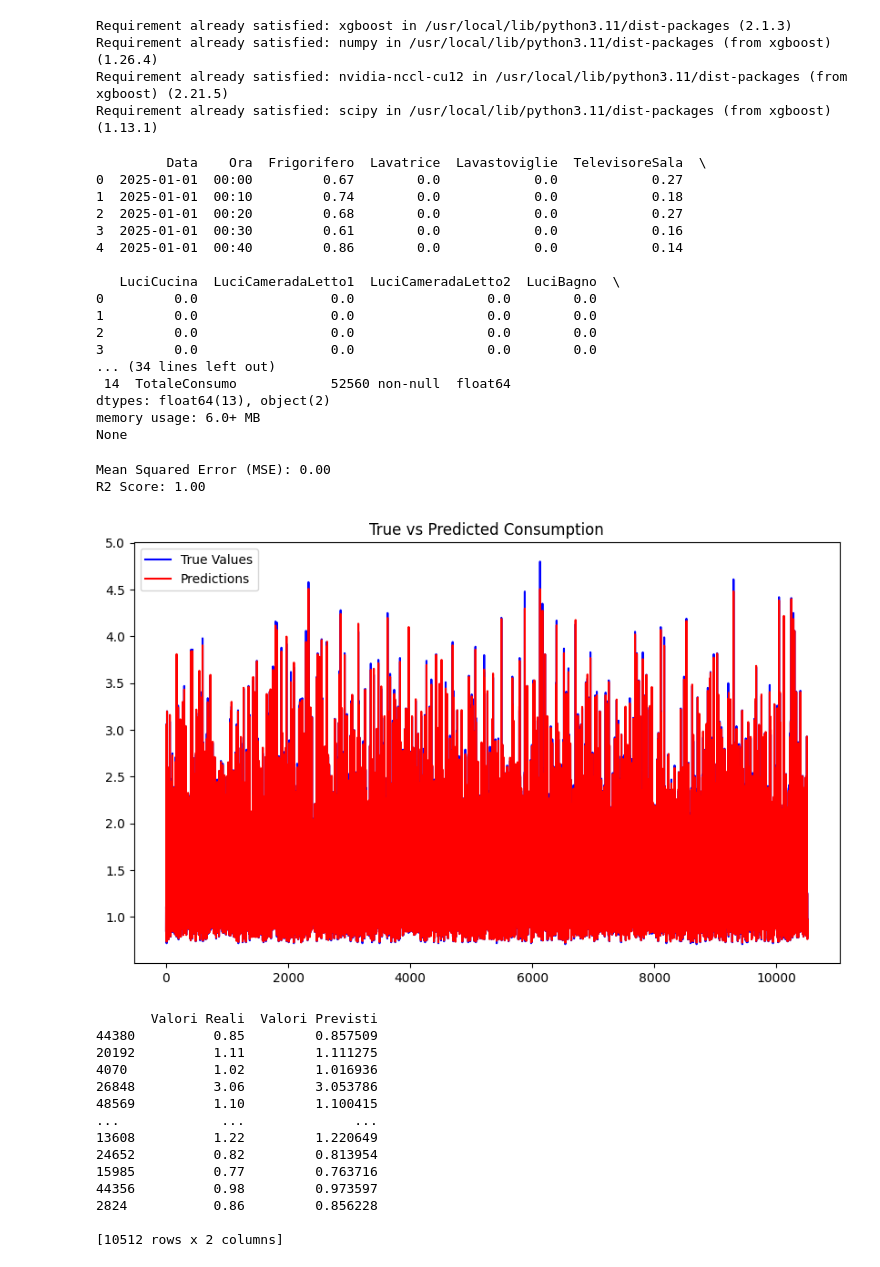
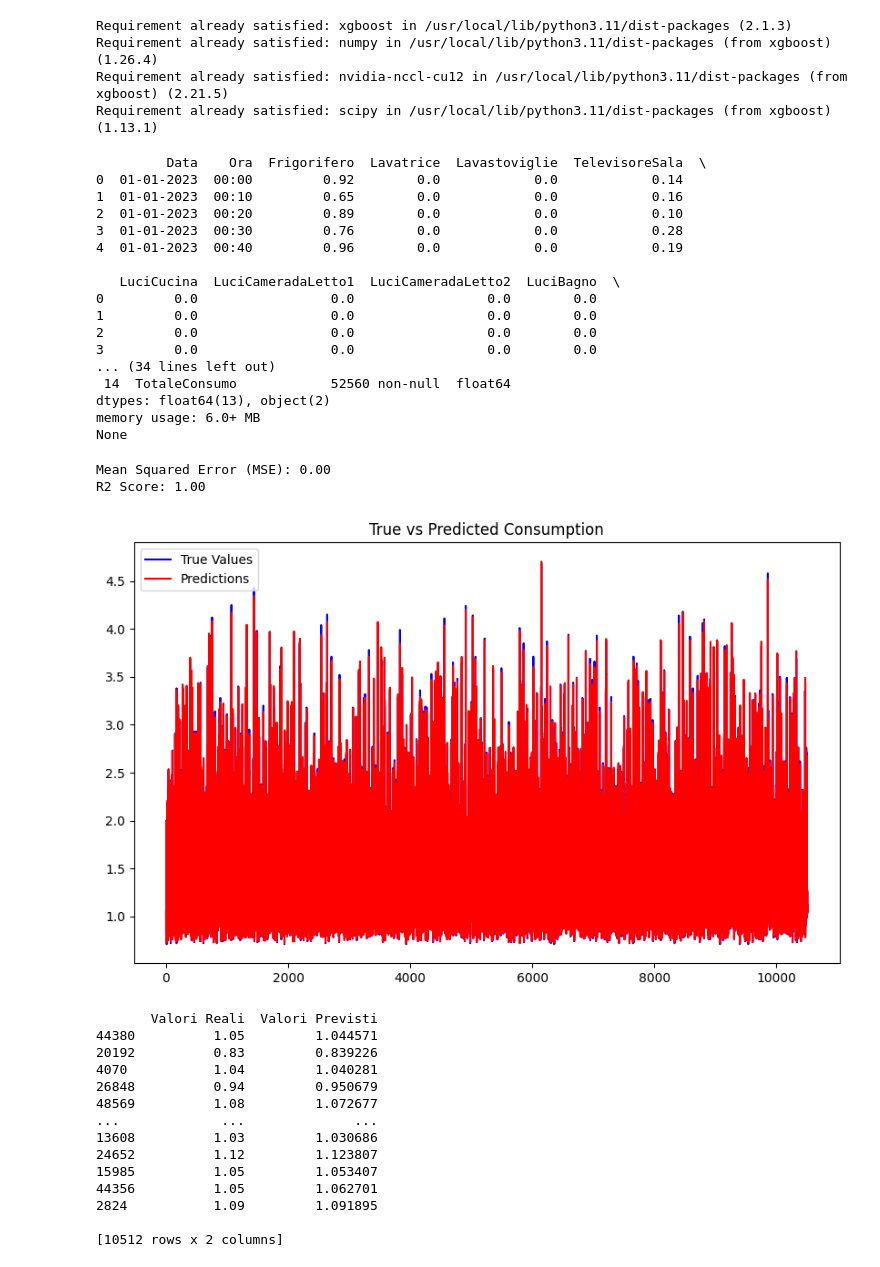
Before and after one commit to scapolingua/Deep-Learning, a Jupyter notebook: Xgbost_su_ConsumiElettrodomestici.ipynb, the cells around one changed output. Drawn from its saved outputs; the diff is of its cells as text; code cells hidden in the pictures.

```diff
--- a/Xgbost_su_ConsumiElettrodomestici.ipynb
+++ b/Xgbost_su_ConsumiElettrodomestici.ipynb
@@ -16,8 +16,8 @@ import matplotlib.pyplot as plt
 import joblib # Import joblib for saving and loading the model
 
 # 1. Caricamento del file CSV
-file_path = "consumi_elettrodomestici.csv"
-df = pd.read_csv(file_path)
+file_path = "consumi_elettrodomestici_2023.csv"
+df = pd.read_csv(file_path,sep=';')
 
 # 2. Esplorazione iniziale dei dati
 print(df.head())
@@ -26,7 +26,7 @@ print(df.info())
 # 3. Pre-elaborazione dei dati
 # Convertiamo il timestamp in datetime e aggiungiamo feature temporali
 
-df['Data'] = pd.to_datetime(df['Data'])
+df['Data'] = pd.to_datetime(df['Data'], format='%d-%m-%Y')
 df['Ora'] =  pd.to_datetime(df['Ora'])
 
 # Extract temporal features and assign them to new columns
@@ -84,51 +84,51 @@ plt.show()
 comparison_df = pd.DataFrame({'Valori Reali': y_test, 'Valori Previsti': y_pred})
 
 # Display the comparison table
 print(comparison_df)
 
 
 # --- Example of loading and using the saved model ---
 # Load the saved model
-loaded_model = joblib.load('xgboost_model.pkl')
+#loaded_model = joblib.load('xgboost_model.pkl')
 
 # Prepare new data for prediction (make sure it has the same features as the training data)
 # new_data = pd.DataFrame(...) # Create a DataFrame with the new data
 
 # Make predictions using the loaded model
 # new_predictions = loaded_model.predict(new_data)
 # print(new_predictions)
 # %% [output]
          Data    Ora  Frigorifero  Lavatrice  Lavastoviglie  TelevisoreSala  \
-0  2025-01-01  00:00         0.67        0.0            0.0            0.27
-1  2025-01-01  00:10         0.74        0.0            0.0            0.18
-2  2025-01-01  00:20         0.68        0.0            0.0            0.27
-3  2025-01-01  00:30         0.61        0.0            0.0            0.16
-4  2025-01-01  00:40         0.86        0.0            0.0            0.14
+0  01-01-2023  00:00         0.92        0.0            0.0            0.14
+1  01-01-2023  00:10         0.65        0.0            0.0            0.16
+2  01-01-2023  00:20         0.89        0.0            0.0            0.10
+3  01-01-2023  00:30         0.76        0.0            0.0            0.28
+4  01-01-2023  00:40         0.96        0.0            0.0            0.19
 
    LuciCucina  LuciCameradaLetto1  LuciCameradaLetto2  LuciBagno  \
 0         0.0                 0.0                 0.0        0.0
 1         0.0                 0.0                 0.0        0.0
 2         0.0                 0.0                 0.0        0.0
 3         0.0                 0.0                 0.0        0.0
 ... (34 lines left out)
  14  TotaleConsumo            52560 non-null  float64
 dtypes: float64(13), object(2)
 memory usage: 6.0+ MB
 None
 Mean Squared Error (MSE): 0.00
 R2 Score: 1.00
-[figure, old version]
+[figure, new version]
        Valori Reali  Valori Previsti
-44380          0.85         0.857509
-20192          1.11         1.111275
-4070           1.02         1.016936
-26848          3.06         3.053786
-48569          1.10         1.100415
+44380          1.05         1.044571
+20192          0.83         0.839226
+4070           1.04         1.040281
+26848          0.94         0.950679
+48569          1.08         1.072677
 ...             ...              ...
-13608          1.22         1.220649
-24652          0.82         0.813954
-15985          0.77         0.763716
-44356          0.98         0.973597
-2824           0.86         0.856228
+13608          1.03         1.030686
+24652          1.12         1.123807
+15985          1.05         1.053407
+44356          1.05         1.062701
+2824           1.09         1.091895
 
 [10512 rows x 2 columns]
```
Also changed, not shown: parts of 1 cell of this notebook.
